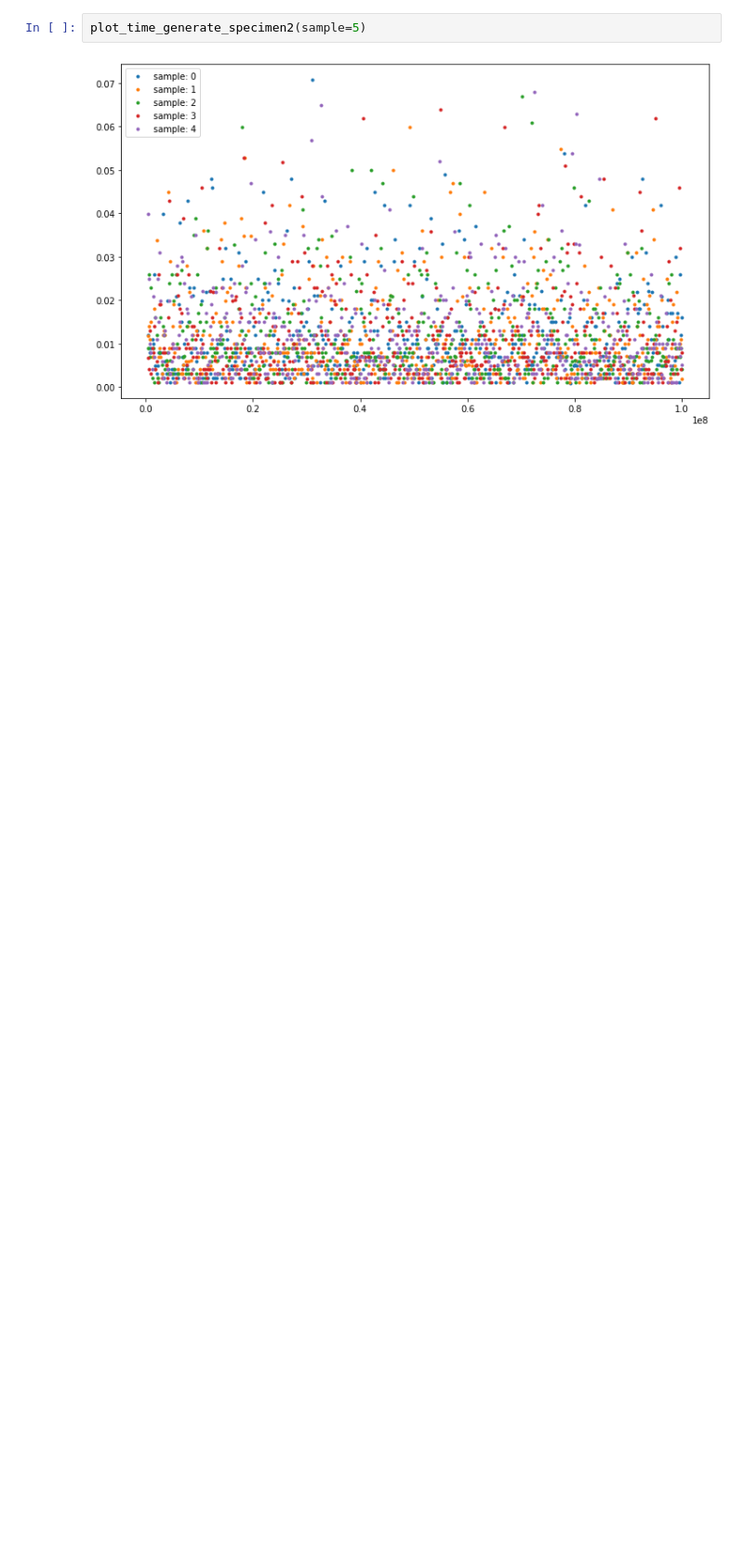
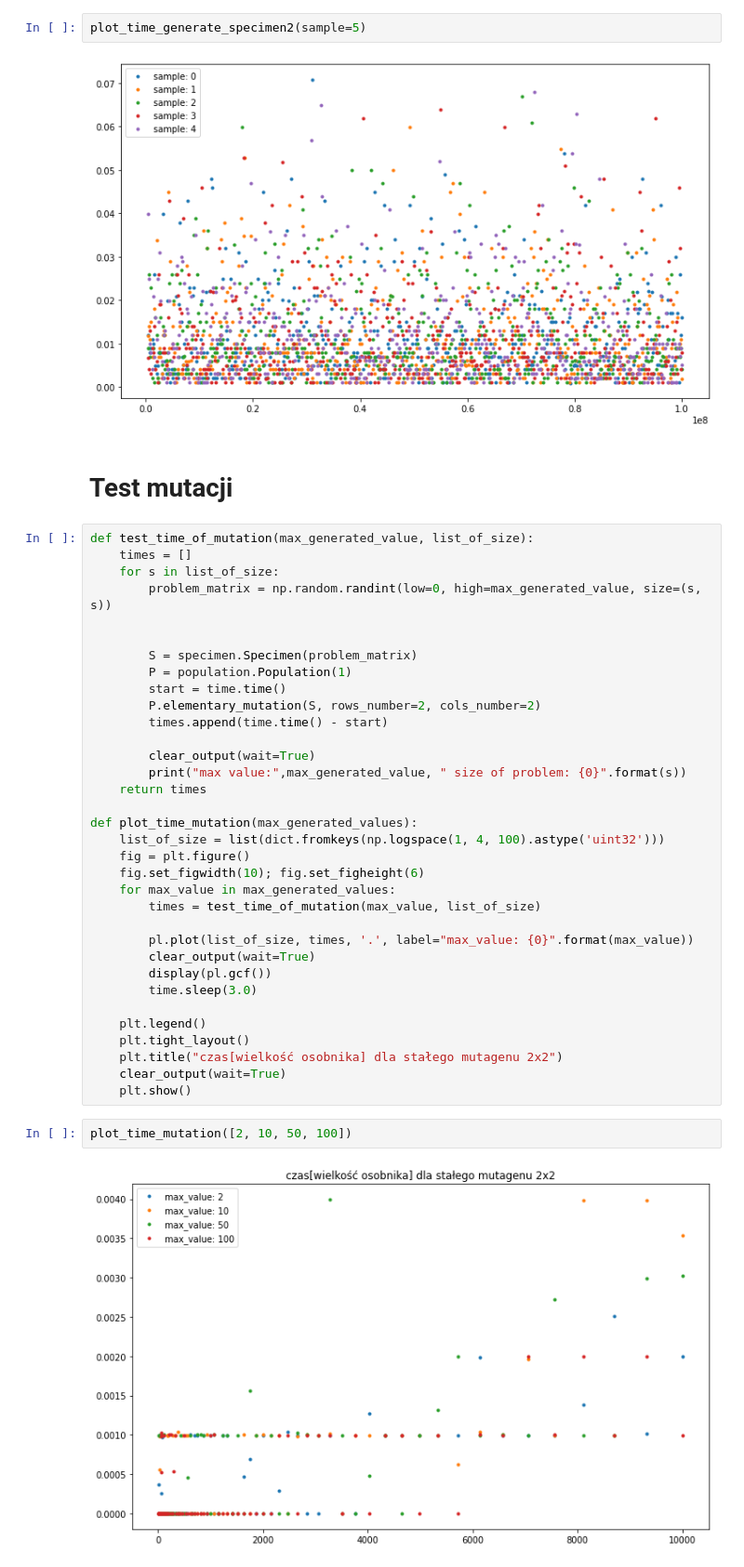
Before and after one commit to Sroka-Bartosz/-BO2-Bank-Transfers-Problem, a Jupyter notebook: Time_test.ipynb, the cells around one changed output. Shown at 93% size. Saved outputs shown, nothing was run; the diff lists cells and outputs as text; blank space fills up the shorter version.

Commit message:
add test of mutation

```diff
--- a/Time_test.ipynb
+++ b/Time_test.ipynb
@@ -100,3 +102,43 @@ def plot_time_generate_specimen2(sample):
 plot_time_generate_specimen2(sample=5)
 # %% [output]
 [figure]
+# %% [markdown]
+# Test mutacji
+# %%
+def test_time_of_mutation(max_generated_value, list_of_size):
+    times = []
+    for s in list_of_size:
+        problem_matrix = np.random.randint(low=0, high=max_generated_value, size=(s, s))
+
+
+        S = specimen.Specimen(problem_matrix)
+        P = population.Population(1)
+        start = time.time()
+        P.elementary_mutation(S, rows_number=2, cols_number=2)
+        times.append(time.time() - start)
+
+        clear_output(wait=True)
+        print("max value:",max_generated_value, " size of problem: {0}".format(s))
+    return times
+
+def plot_time_mutation(max_generated_values):
+    list_of_size = list(dict.fromkeys(np.logspace(1, 4, 100).astype('uint32')))
+    fig = plt.figure()
+    fig.set_figwidth(10); fig.set_figheight(6)
+    for max_value in max_generated_values:
+        times = test_time_of_mutation(max_value, list_of_size)
+
+        pl.plot(list_of_size, times, '.', label="max_value: {0}".format(max_value))
+        clear_output(wait=True)
+        display(pl.gcf())
+        time.sleep(3.0)
+
+    plt.legend()
+    plt.tight_layout()
+    plt.title("czas[wielkość osobnika] dla stałego mutagenu 2x2")
+    clear_output(wait=True)
+    plt.show()
+# %%
+plot_time_mutation([2, 10, 50, 100])
+# %% [output]
+[figure, added]
```
Also changed, not shown: parts of 5 cells of this notebook.
